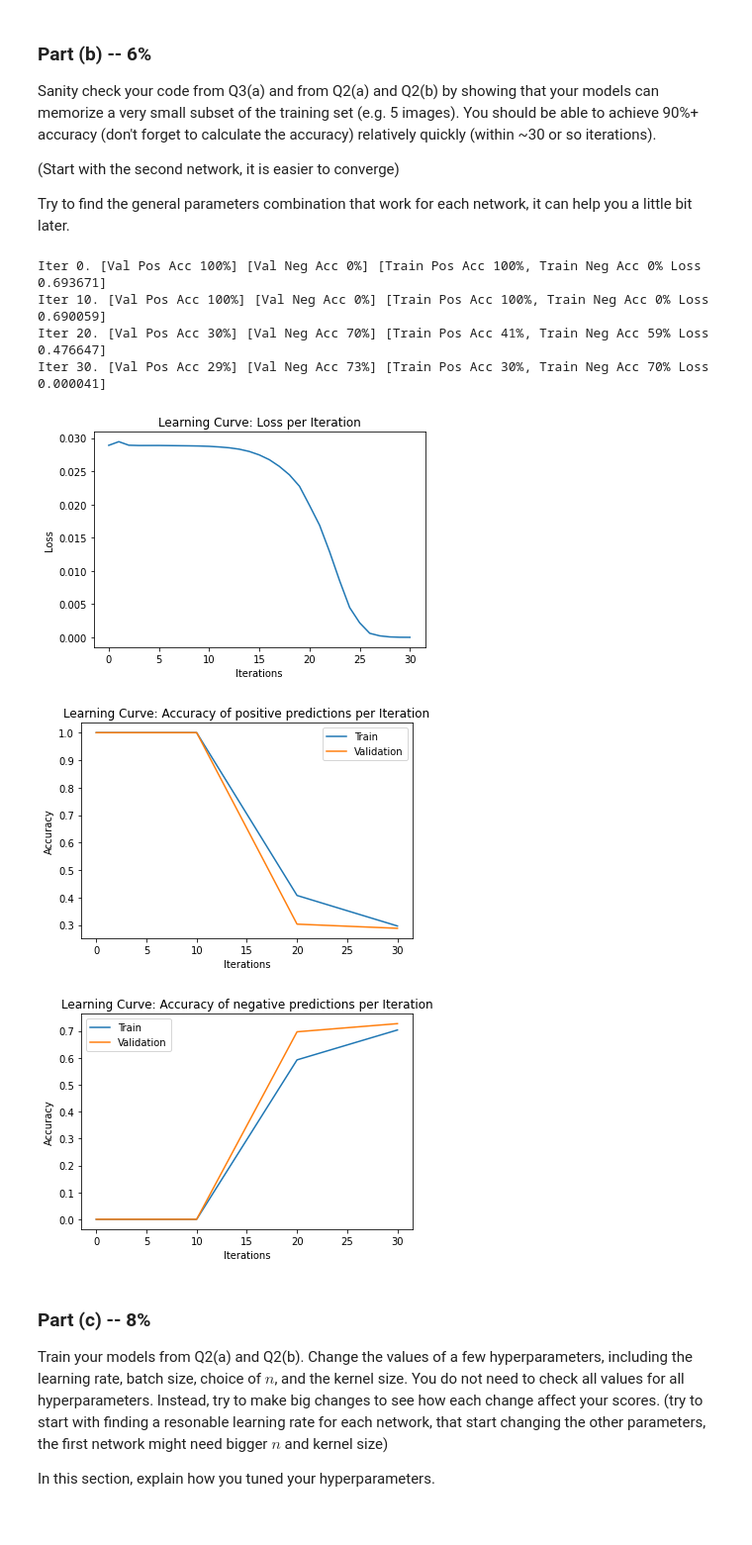
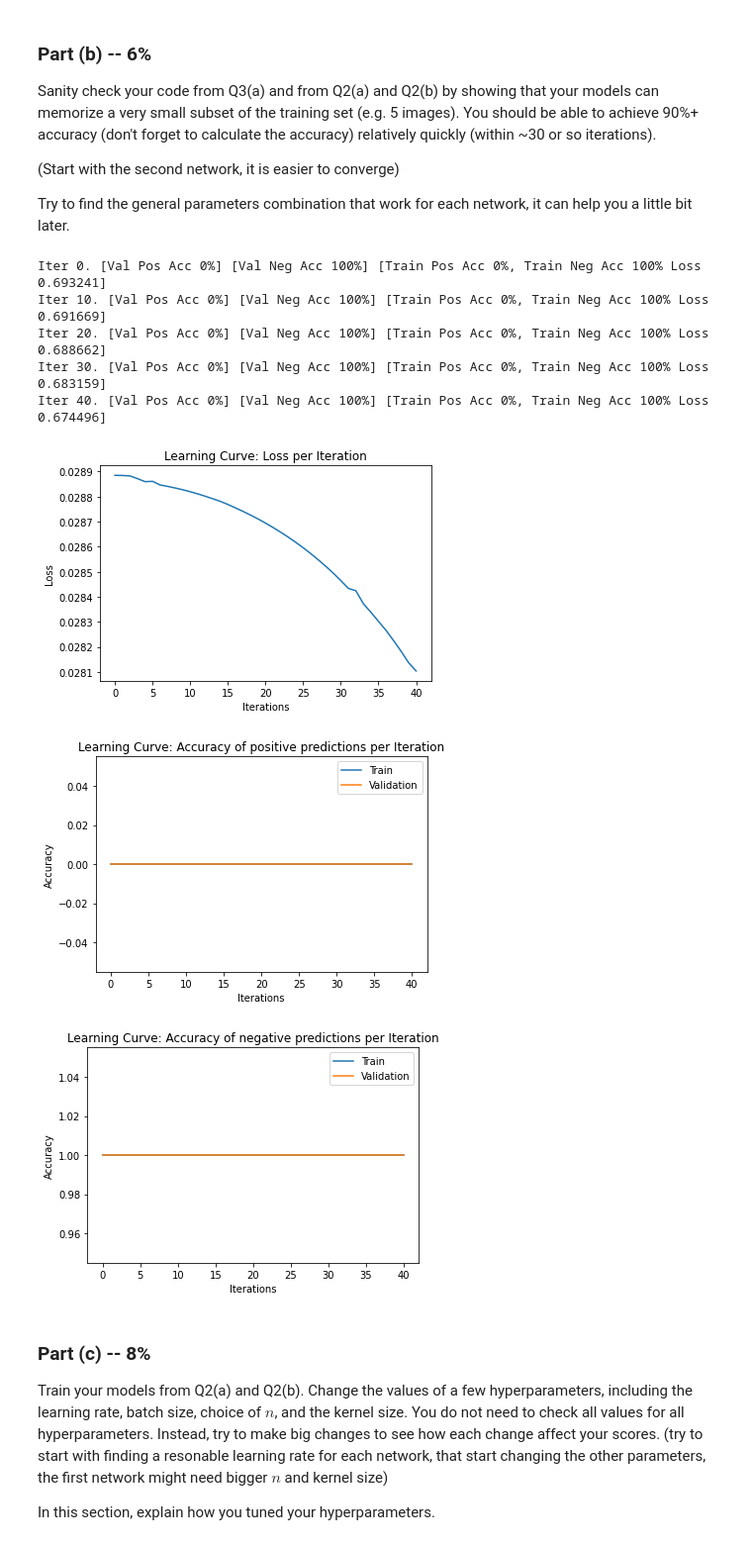
Before and after one commit to Yotamsil/DeepLearningEx3, a Jupyter notebook: Assignment3_ipynb.ipynb, the cells around one changed output. Shown: that part at 99% size. Cells and saved outputs as stored; diff of their text form; code cells hidden in the pictures.

```diff
--- a/Assignment3_ipynb.ipynb
+++ b/Assignment3_ipynb.ipynb
@@ -445,7 +445,7 @@ def train_model(model,
                 validation_data=valid_data,
                 batch_size=24,
                 learning_rate=0.001,
-                weight_decay=10^(-5),
+                weight_decay=10**(-5),
                 max_iters=100,
                 checkpoint_path=None):
 
@@ -467,26 +467,23 @@ def train_model(model,
         train_dif = torch.Tensor(train_dif)
         train_same = torch.Tensor(train_same)
 
-        for i in range(0, train_dif.shape[0], round(batch_size/2)):
-            if (i + round(batch_size/2)) > train_dif.shape[0]:
+        for i in range(0, train_dif.shape[0], batch_size//2):
+            if (i + batch_size//2) > train_dif.shape[0]:
                 break
             # get the input and targets of a minibatch
 
-            xt = torch.cat((train_dif[i:i+round(batch_size/2),:,:,:],train_same[i:i+round(batch_size/2),:,:,:]),0)
-            # pos_st = torch.Tensor(np.stack((np.zeros(round(batch_size/2)),torch.Tensor(np.ones(round(batch_size/2)))),1))
-            # neg_st = torch.Tensor(np.stack((np.ones(round(batch_size/2)),torch.Tensor(np.zeros(round(batch_size/2)))),1))
-            # st = torch.cat((neg_st,pos_st),0)
-            st = torch.Tensor(np.concatenate((np.zeros(round(batch_size/2)),torch.Tensor(np.ones(round(batch_size/2)))),0))
+            xt = torch.cat((train_dif[i:i+batch_size//2,:,:,:],train_same[i:i+batch_size//2,:,:,:]),0)
+            st = torch.Tensor(np.concatenate((np.zeros(batch_size//2),torch.Tensor(np.ones(batch_size//2))),0))
 
             # convert from numpy arrays to PyTorch tensors
-            xt = torch.Tensor(xt).transpose(1, 3)
+            xt = np.transpose(torch.Tensor(xt),(0,3,1,2))
             st = torch.Tensor(st).long()
 
             zs = model(xt)                 # compute prediction logit
+            optimizer.zero_grad()          # a clean up step for PyTorch
             loss = criterion(zs,st)        # compute the total loss
             loss.backward()                # compute updates for each parameter
             optimizer.step()               # make the updates for each parameter
-            optimizer.zero_grad()          # a clean up step for PyTorch
 
             # save the current training information
             iters.append(n)
@@ -531,7 +528,7 @@ Try to find the general parameters combination that work for each network, it ca
 # Write your code here. Remember to include your results so that we can
 # see that your model attains a high training accuracy.
 
-small_train_data = train_data[1:10,:,:,:,:,:]
+small_train_data = train_data[:5,:,:,:,:,:]
 
 def plot_learning_curve(iters, losses, iters_sub, train_pos_accs, train_neg_accs, val_pos_accs, val_neg_accs):
     """
@@ -540,44 +537,44 @@ def plot_learning_curve(iters, losses, iters_sub, train_pos_accs, train_neg_accs
     plt.title("Learning Curve: Loss per Iteration")
     plt.plot(iters, losses, label="Train")
     plt.xlabel("Iterations")
     plt.ylabel("Loss")
     plt.show()
 
     plt.title("Learning Curve: Accuracy of positive predictions per Iteration")
     plt.plot(iters_sub, train_pos_accs, label="Train")
     plt.plot(iters_sub, val_pos_accs, label="Validation")
     plt.xlabel("Iterations")
     plt.ylabel("Accuracy")
     plt.legend(loc='best')
     plt.show()
 
     plt.title("Learning Curve: Accuracy of negative predictions per Iteration")
     plt.plot(iters_sub, train_neg_accs, label="Train")
     plt.plot(iters_sub, val_neg_accs, label="Validation")
     plt.xlabel("Iterations")
     plt.ylabel("Accuracy")
     plt.legend(loc='best')
     plt.show()
 
-model = CNN()
+model = CNNChannel()
 learning_curve_info = train_model(model,
                 train_data=small_train_data,
                 validation_data=small_train_data,
                 batch_size=24,
-                learning_rate=0.001,
-                weight_decay=0,
-                max_iters=30,
+                learning_rate=0.00005,
+                max_iters=40,
                 checkpoint_path=None)
 
 plot_learning_curve(*learning_curve_info)
 # %% [output]
-Iter 0. [Val Pos Acc 100%] [Val Neg Acc 0%] [Train Pos Acc 100%, Train Neg Acc 0% Loss 0.693671]
-Iter 10. [Val Pos Acc 100%] [Val Neg Acc 0%] [Train Pos Acc 100%, Train Neg Acc 0% Loss 0.690059]
-Iter 20. [Val Pos Acc 30%] [Val Neg Acc 70%] [Train Pos Acc 41%, Train Neg Acc 59% Loss 0.476647]
-Iter 30. [Val Pos Acc 29%] [Val Neg Acc 73%] [Train Pos Acc 30%, Train Neg Acc 70% Loss 0.000041]
+Iter 0. [Val Pos Acc 0%] [Val Neg Acc 100%] [Train Pos Acc 0%, Train Neg Acc 100% Loss 0.693241]
+Iter 10. [Val Pos Acc 0%] [Val Neg Acc 100%] [Train Pos Acc 0%, Train Neg Acc 100% Loss 0.691669]
+Iter 20. [Val Pos Acc 0%] [Val Neg Acc 100%] [Train Pos Acc 0%, Train Neg Acc 100% Loss 0.688662]
+Iter 30. [Val Pos Acc 0%] [Val Neg Acc 100%] [Train Pos Acc 0%, Train Neg Acc 100% Loss 0.683159]
+Iter 40. [Val Pos Acc 0%] [Val Neg Acc 100%] [Train Pos Acc 0%, Train Neg Acc 100% Loss 0.674496]
-[figure, old version]
+[figure, new version]
-[figure, old version]
+[figure, new version]
-[figure, old version]
+[figure, new version]
 # %% [markdown]
 ### Part (c) -- 8%
 
```
